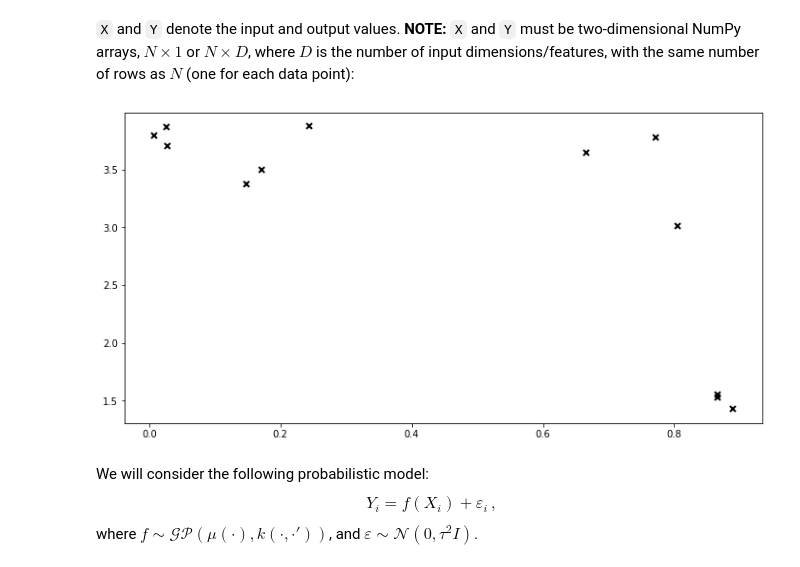
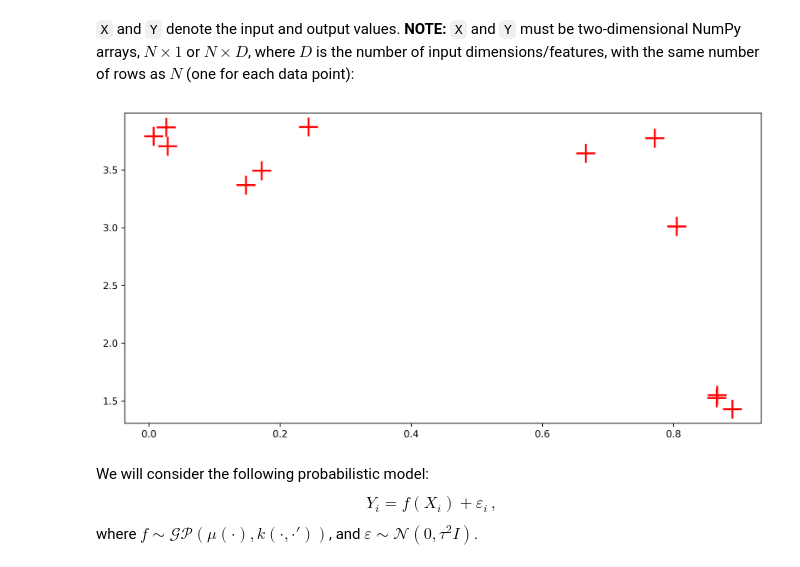
Before and after one commit to AnmarAl-Adly/gpytorch, a Jupyter notebook: examples/01_Exact_GPs/Simple_GP_Regression_GPflow.ipynb, the cells around one changed output. Cells and saved outputs as stored; diff of their text form; code cells hidden in the pictures.

```diff
--- a/examples/01_Exact_GPs/Simple_GP_Regression_GPflow.ipynb
+++ b/examples/01_Exact_GPs/Simple_GP_Regression_GPflow.ipynb
@@ -105,19 +105,23 @@ matplotlib.rcParams["figure.figsize"] = (12, 6)
 plt = matplotlib.pyplot
 
 # Rerun `!pip3 install tensorflow==2.1` and `!pip3 install gpflow` above once or twice if receive `gast<0.3,>=0.2.2` import errors.
+# %%
+plt.rcParams['figure.dpi'] = 600
+plt.rcParams['savefig.format'] = 'pdf'
 # %% [markdown]
 `X` and `Y` denote the input and output values. **NOTE:** `X` and `Y` must be two-dimensional NumPy arrays, $N \times 1$ or $N \times D$, where $D$ is the number of input dimensions/features, with the same number of rows as $N$ (one for each data point):
 # %%
 # download data at: https://github.com/jwangjie/gpytorch/blob/master/examples/01_Exact_GPs/Simple_GP_Regression_GPflow_regression_1D.csv
 
 data = np.genfromtxt("Simple_GP_Regression_GPflow_regression_1D.csv", delimiter=",")
 X = data[:, 0].reshape(-1, 1)
 Y = data[:, 1].reshape(-1, 1)
 
-_ = plt.plot(X, Y, "kx", mew=2)
+_ = plt.plot(X, Y, "r+", markersize=20, markeredgewidth=2)
 #plt.show()
+plt.savefig('regression_points')
 # %% [output]
-[figure, old version]
+[figure, new version]
 # %% [markdown]
 We will consider the following probabilistic model:
 \begin{equation}
```
Also changed, not shown: parts of 3 cells of this notebook.
